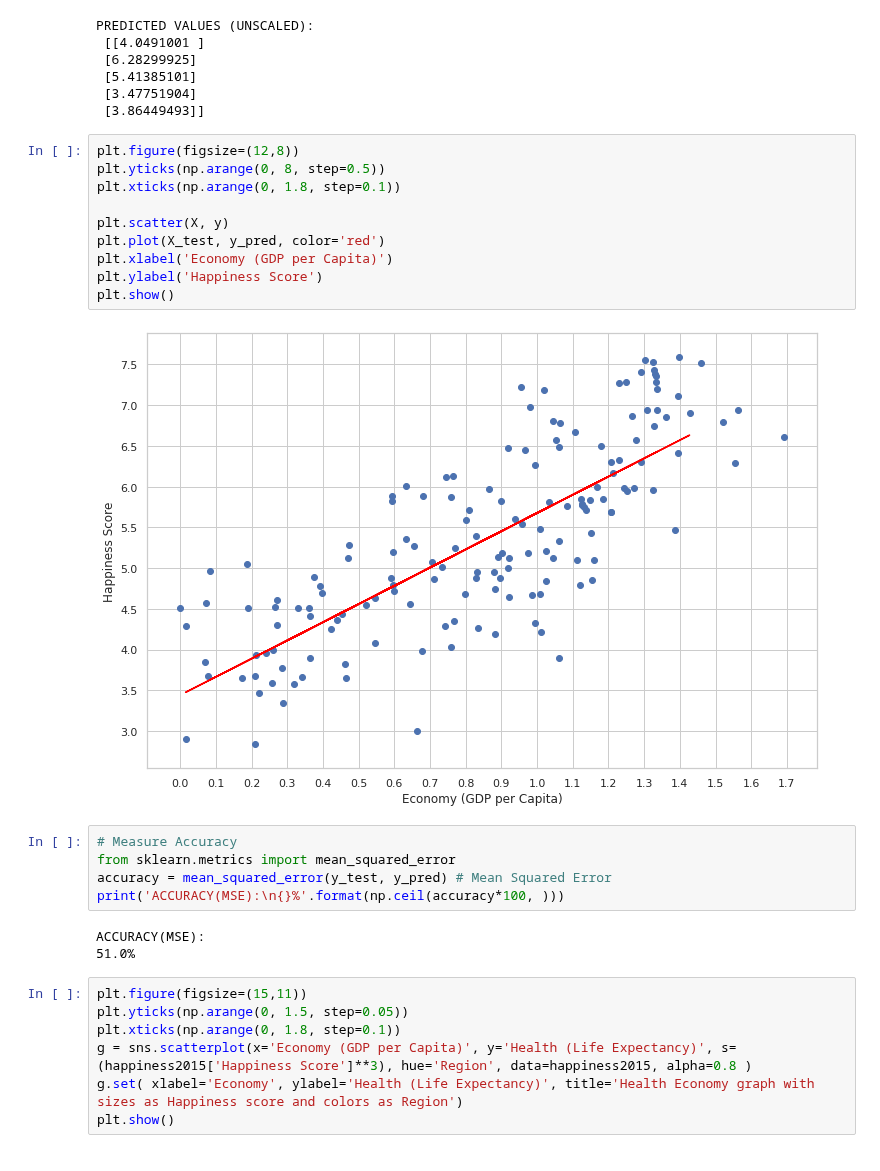
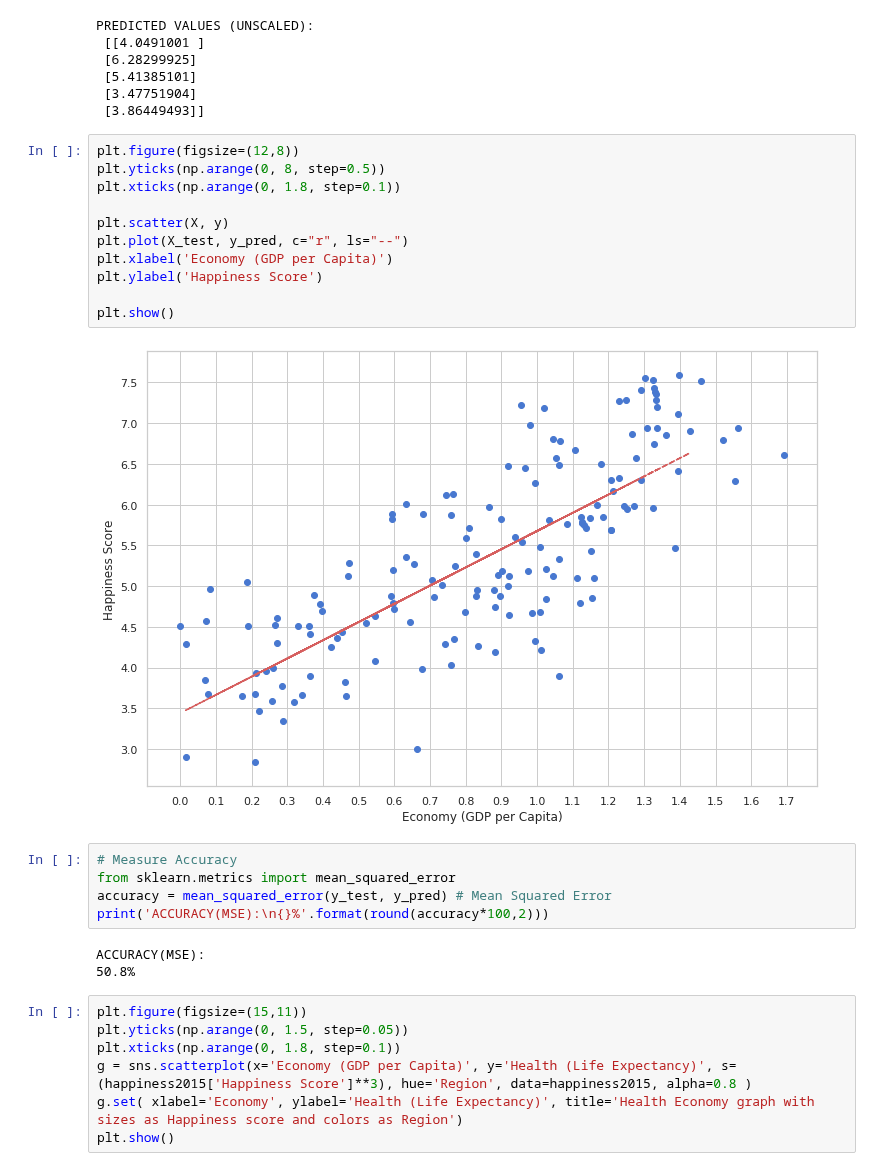
Before and after one commit to ArminD93/WorldHappinessReport, a Jupyter notebook: WorldHappinessReport.ipynb, the cells around one changed output. Drawn from its saved outputs; the diff is of its cells as text.

```diff
--- a/WorldHappinessReport.ipynb
+++ b/WorldHappinessReport.ipynb
@@ -137,23 +194,24 @@ PREDICTED VALUES (UNSCALED):
 # %%
 plt.figure(figsize=(12,8))
 plt.yticks(np.arange(0, 8, step=0.5))
 plt.xticks(np.arange(0, 1.8, step=0.1))
 
 plt.scatter(X, y)
-plt.plot(X_test, y_pred, color='red')
+plt.plot(X_test, y_pred, c="r", ls="--")
 plt.xlabel('Economy (GDP per Capita)')
 plt.ylabel('Happiness Score')
+
 plt.show()
 # %% [output]
-[figure, old version]
+[figure, new version]
 # %%
 # Measure Accuracy
 from sklearn.metrics import mean_squared_error
 accuracy = mean_squared_error(y_test, y_pred) # Mean Squared Error
-print('ACCURACY(MSE):\n{}%'.format(np.ceil(accuracy*100, )))
+print('ACCURACY(MSE):\n{}%'.format(round(accuracy*100,2)))
 # %% [output]
 ACCURACY(MSE):
-51.0%
+50.8%
 # %%
 plt.figure(figsize=(15,11))
 plt.yticks(np.arange(0, 1.5, step=0.05))
```
Also changed, not shown: parts of 7 cells of this notebook.
